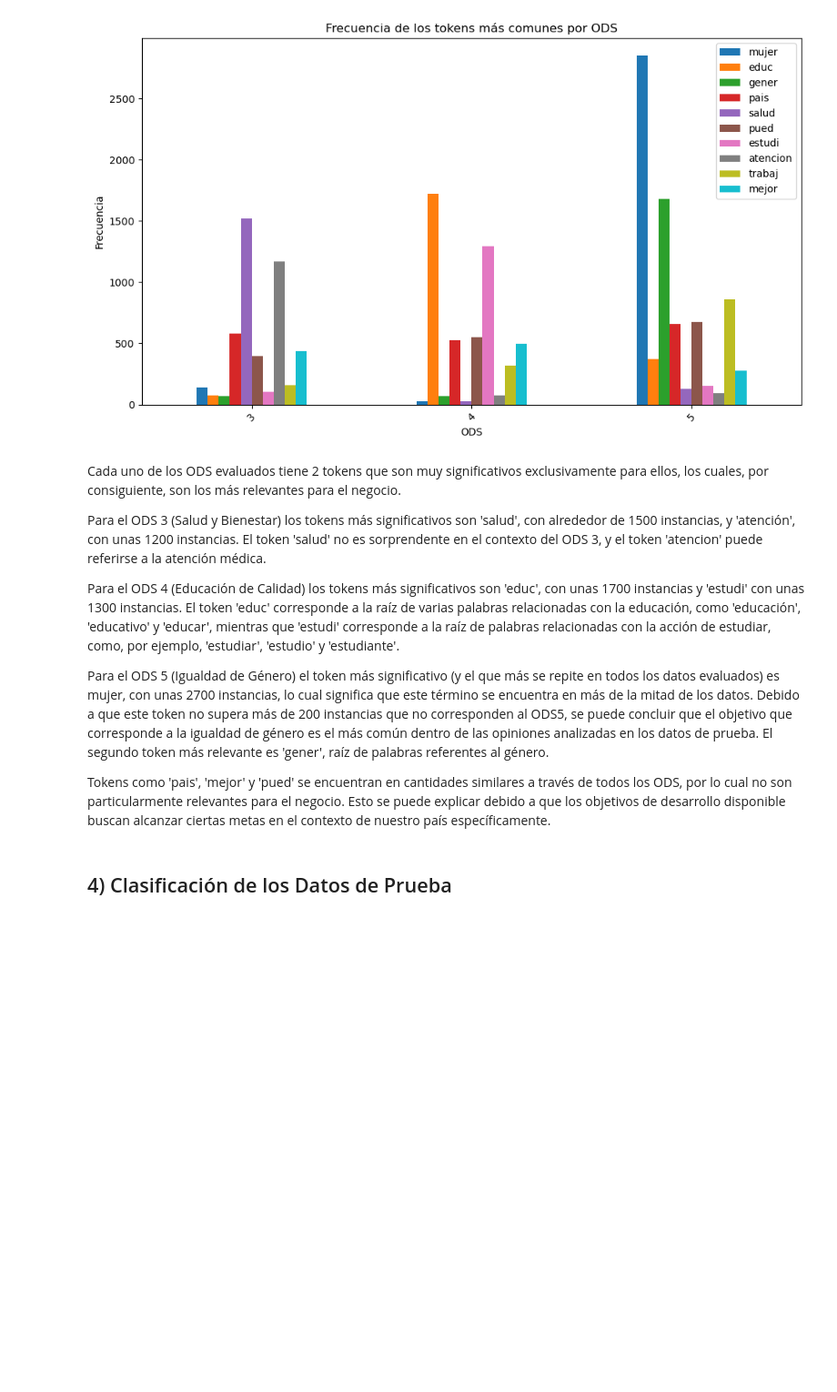
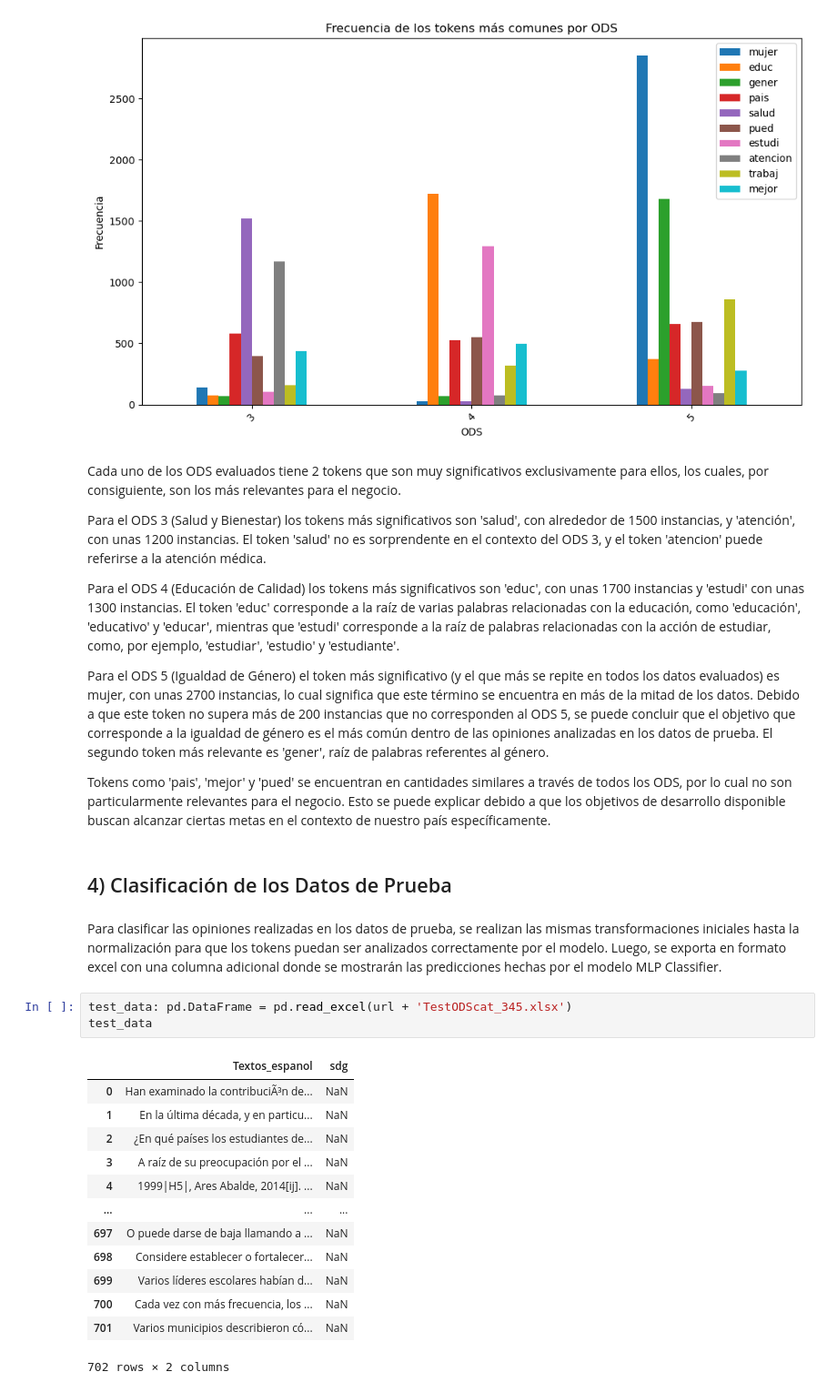
Before and after one commit to BI-DATASCIENCE/Proyecto-1, a Jupyter notebook: Proyecto1.ipynb, the cells around one changed output. Shown at 91% size. Cells and saved outputs as stored; diff of their text form; blank space fills up the shorter version.

```diff
--- a/Proyecto1.ipynb
+++ b/Proyecto1.ipynb
@@ -457,8 +457,27 @@ Para el ODS 3 (Salud y Bienestar) los tokens más significativos son 'salud', co
 
 Para el ODS 4 (Educación de Calidad) los tokens más significativos son 'educ', con unas 1700 instancias y 'estudi' con unas 1300 instancias. El token 'educ' corresponde a la raíz de varias palabras relacionadas con la educación, como 'educación', 'educativo' y 'educar', mientras que 'estudi' corresponde a la raíz de palabras relacionadas con la acción de estudiar, como, por ejemplo, 'estudiar', 'estudio' y 'estudiante'.
 
-Para el ODS 5 (Igualdad de Género) el token más significativo (y el que más se repite en todos los datos evaluados) es mujer, con unas 2700 instancias, lo cual significa que este término se encuentra en más de la mitad de los datos. Debido a que este token no supera más de 200 instancias que no corresponden al ODS5, se puede concluir que el objetivo que corresponde a la igualdad de género es el más común dentro de las opiniones analizadas en los datos de prueba. El segundo token más relevante es 'gener', raíz de palabras referentes al género.
+Para el ODS 5 (Igualdad de Género) el token más significativo (y el que más se repite en todos los datos evaluados) es mujer, con unas 2700 instancias, lo cual significa que este término se encuentra en más de la mitad de los datos. Debido a que este token no supera más de 200 instancias que no corresponden al ODS 5, se puede concluir que el objetivo que corresponde a la igualdad de género es el más común dentro de las opiniones analizadas en los datos de prueba. El segundo token más relevante es 'gener', raíz de palabras referentes al género.
 
 Tokens como 'pais', 'mejor' y 'pued' se encuentran en cantidades similares a través de todos los ODS, por lo cual no son particularmente relevantes para el negocio. Esto se puede explicar debido a que los objetivos de desarrollo disponible buscan alcanzar ciertas metas en el contexto de nuestro país específicamente.
 # %% [markdown]
 ## 4) Clasificación de los Datos de Prueba
+# %% [markdown]
+Para clasificar las opiniones realizadas en los datos de prueba, se realizan las mismas transformaciones iniciales hasta la normalización para que los tokens puedan ser analizados correctamente por el modelo. Luego, se exporta en formato excel con una columna adicional donde se mostrarán las predicciones hechas por el modelo MLP Classifier.
+# %%
+test_data: pd.DataFrame = pd.read_excel(url + 'TestODScat_345.xlsx')
+test_data
+# %% [output]
+|  | Textos_espanol | sdg |
+| 0 | Han examinado la contribuciÃ³n de... | NaN |
+| 1 | En la última década, y en particu... | NaN |
+| 2 | ¿En qué países los estudiantes de... | NaN |
+| 3 | A raíz de su preocupación por el ... | NaN |
+| 4 | 1999|H5|, Ares Abalde, 2014[ij]. ... | NaN |
+| ... | ... | ... |
+| 697 | O puede darse de baja llamando a ... | NaN |
+| 698 | Considere establecer o fortalecer... | NaN |
+| 699 | Varios líderes escolares habían d... | NaN |
+| 700 | Cada vez con más frecuencia, los ... | NaN |
+| 701 | Varios municipios describieron có... | NaN |
+702 rows × 2 columns
```
Also changed, not shown: parts of 8 cells of this notebook, 3 other files.
